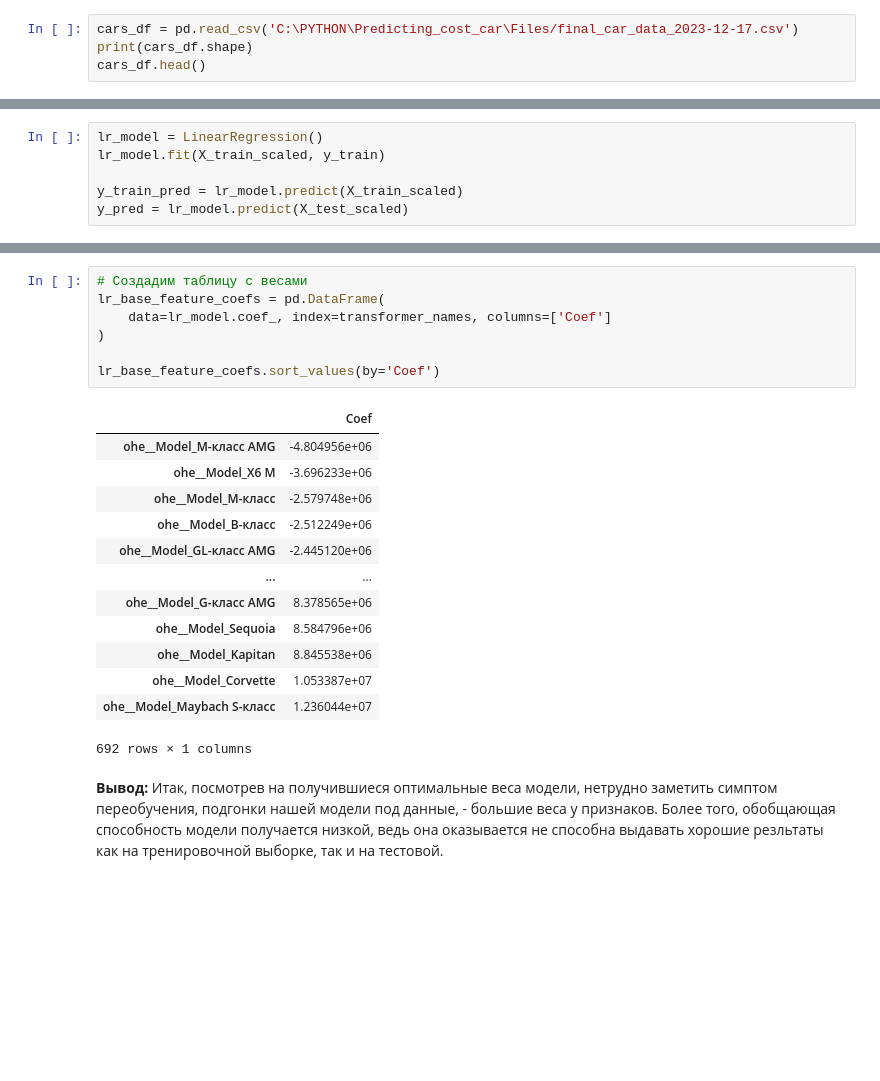
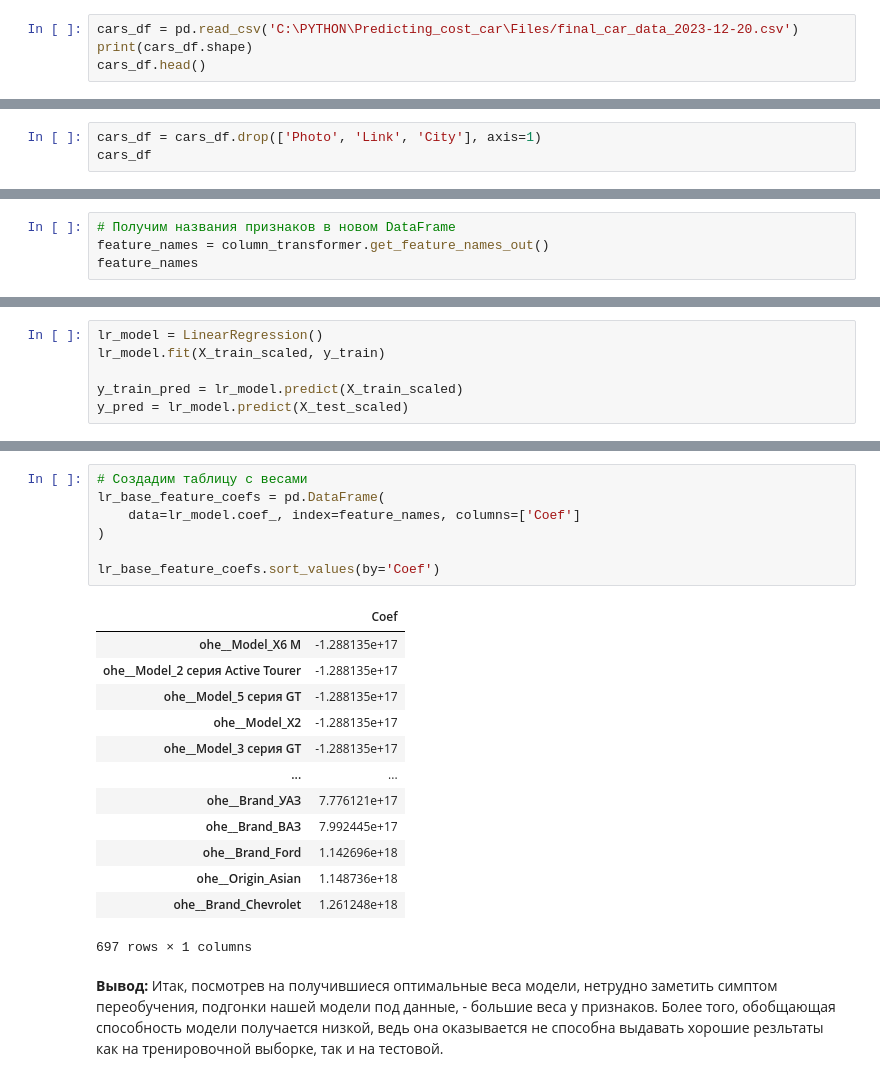
Before and after one commit to MagGoldi/Predicting_cost_car, a Jupyter notebook: Predicting/ml.ipynb, the cells around one changed output, grey strips where cells are left out. Saved outputs shown, nothing was run; the diff lists cells and outputs as text; blank space fills up the shorter version.

```diff
--- a/Predicting/ml.ipynb
+++ b/Predicting/ml.ipynb
@@ -20,7 +20,7 @@ from sklearn.model_selection import RandomizedSearchCV
 
 from sklearn.ensemble import RandomForestRegressor
 # %%
-cars_df = pd.read_csv('C:\PYTHON\Predicting_cost_car\Files/final_car_data_2023-12-17.csv')
+cars_df = pd.read_csv('C:\PYTHON\Predicting_cost_car\Files/final_car_data_2023-12-20.csv')
 print(cars_df.shape)
 cars_df.head()
 # %% [output]
@@ -31,3 +31,6 @@ cars_df.head()
 | 2 | Audi | A6 | 2700000 | 2015 | 0 | AMT | 149000 | седан | полный | ... |
 | 3 | Audi | A5 | 5890000 | 2022 | 0 | AMT | 5400 | лифтбек | полный | ... |
 | 4 | Audi | Q5 | 3150000 | 2019 | 0 | AMT | 61000 | внедорожник | полный | ... |
+# %%
+cars_df = cars_df.drop(['Photo', 'Link', 'City'], axis=1)
+cars_df
@@ -86,0 +93,4 @@ X_test_scaled = pd.DataFrame(column_transformer.transform(X_test).toarray())
+# %%
+# Получим названия признаков в новом DataFrame
+feature_names = column_transformer.get_feature_names_out()
+feature_names
@@ -109,24 +137,24 @@ Test MAE = 374949.84728024824
 # %%
 # Создадим таблицу с весами
 lr_base_feature_coefs = pd.DataFrame(
-    data=lr_model.coef_, index=transformer_names, columns=['Coef']
+    data=lr_model.coef_, index=feature_names, columns=['Coef']
 )
 
 lr_base_feature_coefs.sort_values(by='Coef')
 # %% [output]
 |  | Coef |
-| ohe__Model_M-класс AMG | -4.804956e+06 |
-| ohe__Model_X6 M | -3.696233e+06 |
-| ohe__Model_M-класс | -2.579748e+06 |
-| ohe__Model_B-класс | -2.512249e+06 |
-| ohe__Model_GL-класс AMG | -2.445120e+06 |
+| ohe__Model_X6 M | -1.288135e+17 |
+| ohe__Model_2 серия Active Tourer | -1.288135e+17 |
+| ohe__Model_5 серия GT | -1.288135e+17 |
+| ohe__Model_X2 | -1.288135e+17 |
+| ohe__Model_3 серия GT | -1.288135e+17 |
 | ... | ... |
-| ohe__Model_G-класс AMG | 8.378565e+06 |
-| ohe__Model_Sequoia | 8.584796e+06 |
-| ohe__Model_Kapitan | 8.845538e+06 |
-| ohe__Model_Corvette | 1.053387e+07 |
-| ohe__Model_Maybach S-класс | 1.236044e+07 |
+| ohe__Brand_УАЗ | 7.776121e+17 |
+| ohe__Brand_ВАЗ | 7.992445e+17 |
+| ohe__Brand_Ford | 1.142696e+18 |
+| ohe__Origin_Asian | 1.148736e+18 |
+| ohe__Brand_Chevrolet | 1.261248e+18 |
-692 rows × 1 columns
+697 rows × 1 columns
 # %% [markdown]
 __Вывод:__ Итак, посмотрев на получившиеся оптимальные веса модели, нетрудно заметить симптом переобучения, подгонки нашей модели под данные, - большие веса у признаков. Более того, обобщающая способность модели получается низкой, ведь она оказывается не способна выдавать хорошие резльтаты как на тренировочной выборке, так и на тестовой.
 # %% [markdown]
```
Also changed, not shown: parts of 28 cells of this notebook, 8 other files.
